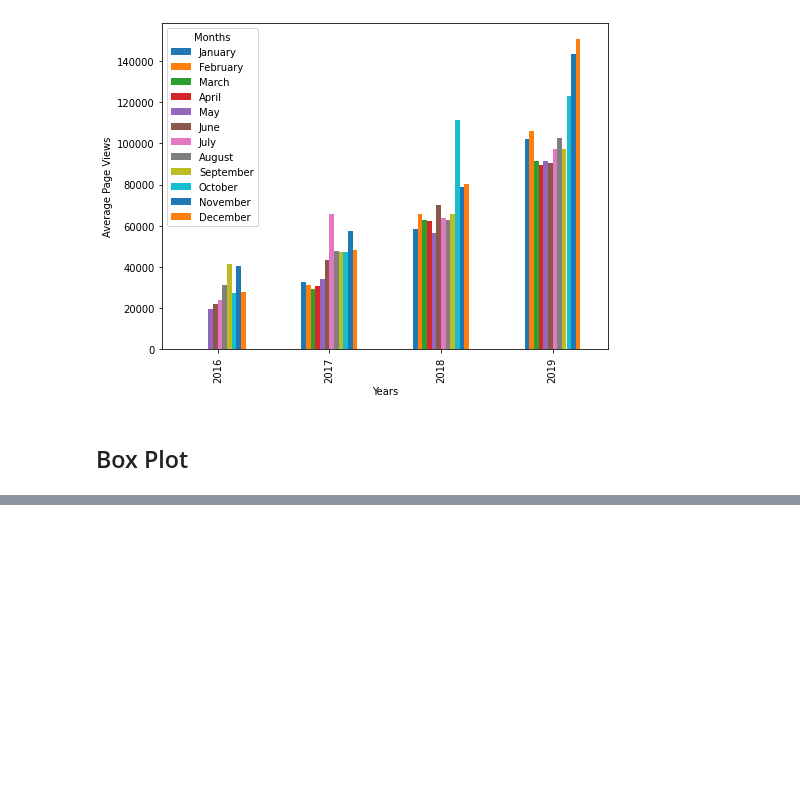
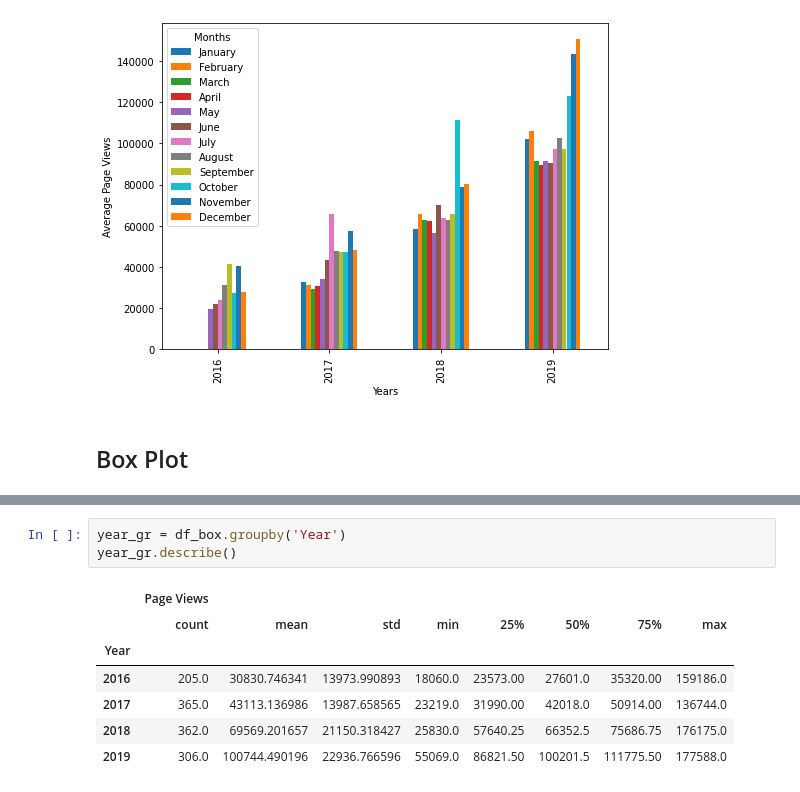
Before and after one commit to Hector-N/FCC-Data-Analysis-with-Python-Certification, a Jupyter notebook: page_view_time_series_visualizer/time_series_visualizer.ipynb, the cells around one changed output, grey strips where cells are left out. Saved outputs shown, nothing was run; the diff lists cells and outputs as text; blank space fills up the shorter version.

```diff
--- a/page_view_time_series_visualizer/time_series_visualizer.ipynb
+++ b/page_view_time_series_visualizer/time_series_visualizer.ipynb
@@ -519,0 +209,11 @@ ax
+# %%
+year_gr = df_box.groupby('Year')
+year_gr.describe()
+# %% [output]
+|  | Page Views |  |  |  |  |  |  |  |
+|  | count | mean | std | min | 25% | 50% | 75% | max |
+| Year |  |  |  |  |  |  |  |  |
+| 2016 | 205.0 | 30830.746341 | 13973.990893 | 18060.0 | 23573.00 | 27601.0 | 35320.00 | 159186.0 |
+| 2017 | 365.0 | 43113.136986 | 13987.658565 | 23219.0 | 31990.00 | 42018.0 | 50914.00 | 136744.0 |
+| 2018 | 362.0 | 69569.201657 | 21150.318427 | 25830.0 | 57640.25 | 66352.5 | 75686.75 | 176175.0 |
+| 2019 | 306.0 | 100744.490196 | 22936.766596 | 55069.0 | 86821.50 | 100201.5 | 111775.50 | 177588.0 |
```
Also changed, not shown: parts of 111 cells of this notebook, 1 other file.
